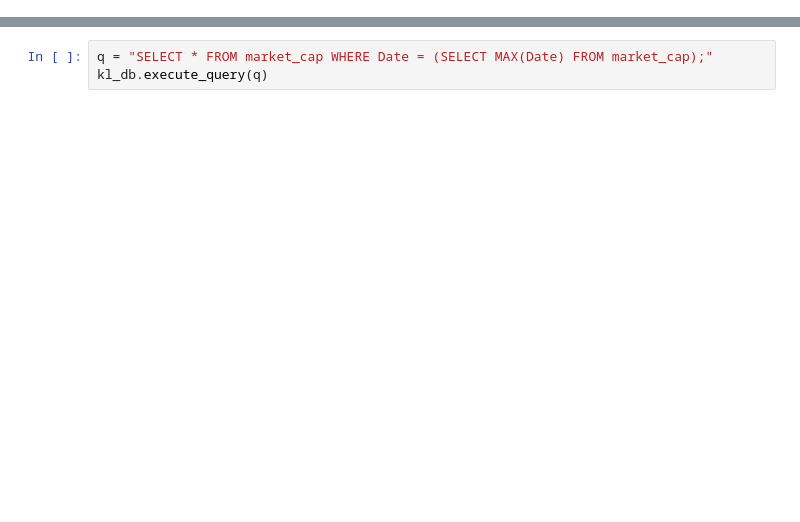
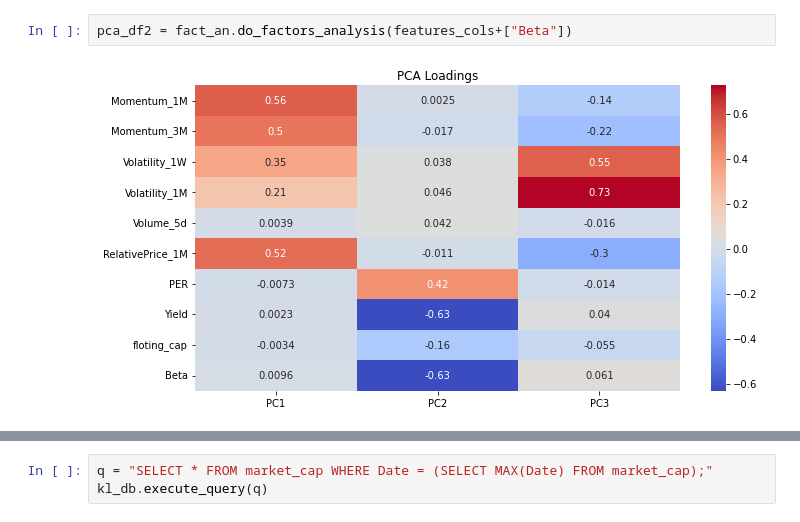
Before and after one commit to Lanzeni777/BPALS, a Jupyter notebook: NoteBooks/Classes.ipynb, the cells around one changed output, grey strips where cells are left out. Saved outputs shown, nothing was run; the diff lists cells and outputs as text; blank space fills up the shorter version.

```diff
--- a/NoteBooks/Classes.ipynb
+++ b/NoteBooks/Classes.ipynb
@@ -34,0 +23,4 @@ tables = kl_db.get_all_tables()
+# %%
+pca_df2 = fact_an.do_factors_analysis(features_cols+["Beta"])
+# %% [output]
+[figure, added]
```
Also changed, not shown: parts of 31 cells of this notebook, 9 other files.
